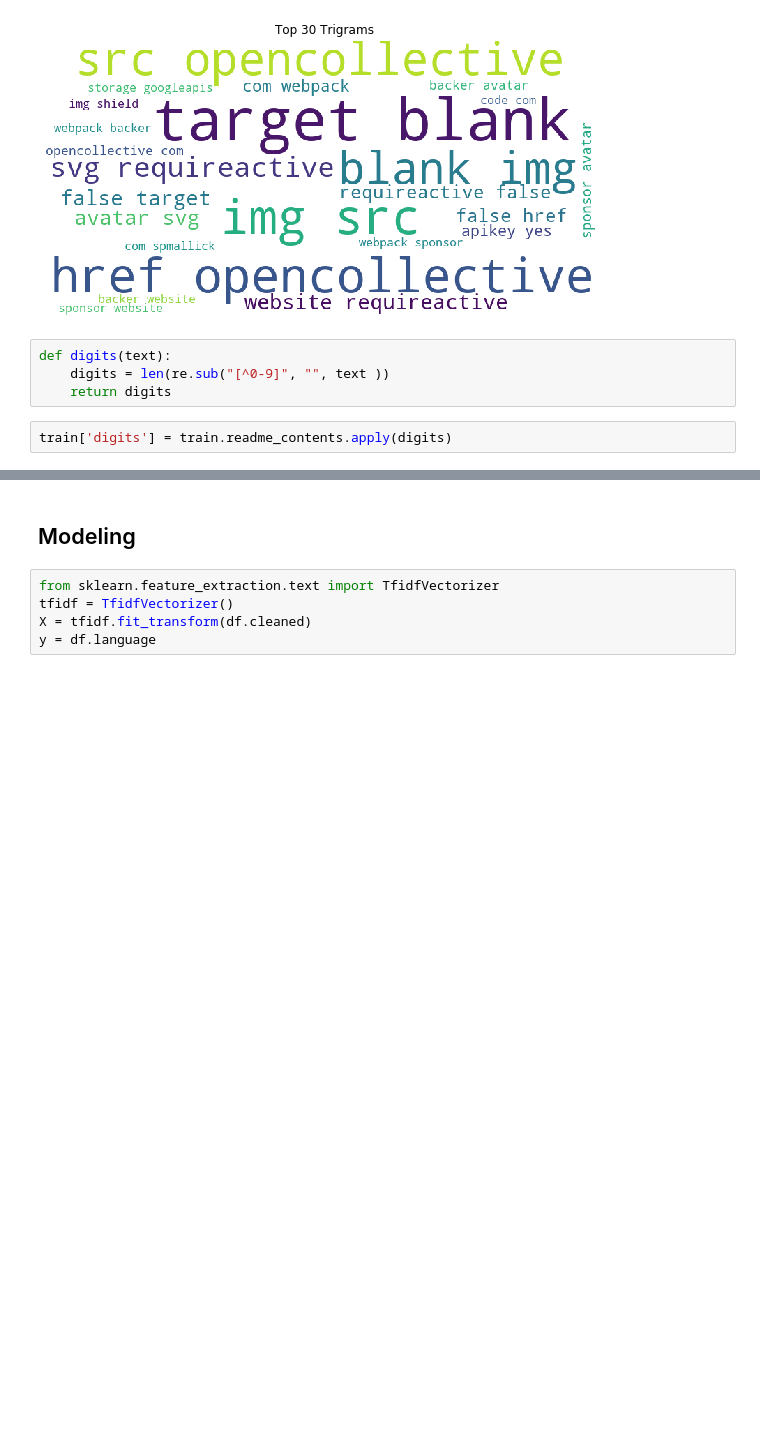
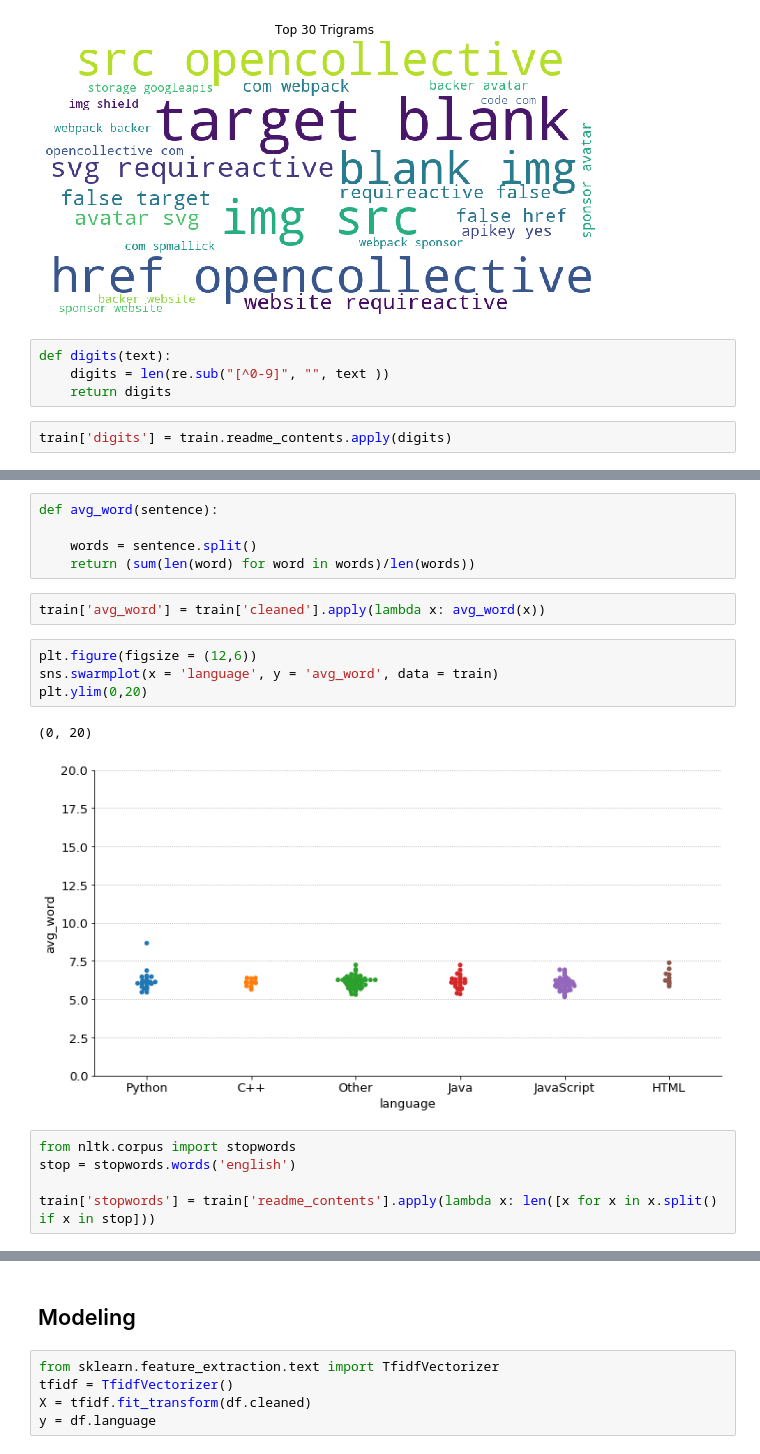
Before and after one commit to The-Tree-Muskeeters/git-language, a Jupyter notebook: nlp_project_ravinder.ipynb, the cells around one changed output, grey strips where cells are left out. Cells and saved outputs as stored; diff of their text form; blank space fills up the shorter version.

```diff
--- a/nlp_project_ravinder.ipynb
+++ b/nlp_project_ravinder.ipynb
@@ -451,0 +454,19 @@ plt.ylim(0,1000)
+# %%
+def avg_word(sentence):
+
+    words = sentence.split()
+    return (sum(len(word) for word in words)/len(words))
+# %%
+train['avg_word'] = train['cleaned'].apply(lambda x: avg_word(x))
+# %%
+plt.figure(figsize = (12,6))
+sns.swarmplot(x = 'language', y = 'avg_word', data = train)
+plt.ylim(0,20)
+# %% [output]
+(0, 20)
+[figure, added]
+# %%
+from nltk.corpus import stopwords
+stop = stopwords.words('english')
+
+train['stopwords'] = train['readme_contents'].apply(lambda x: len([x for x in x.split() if x in stop]))
```
Also changed, not shown: parts of 11 cells of this notebook.
